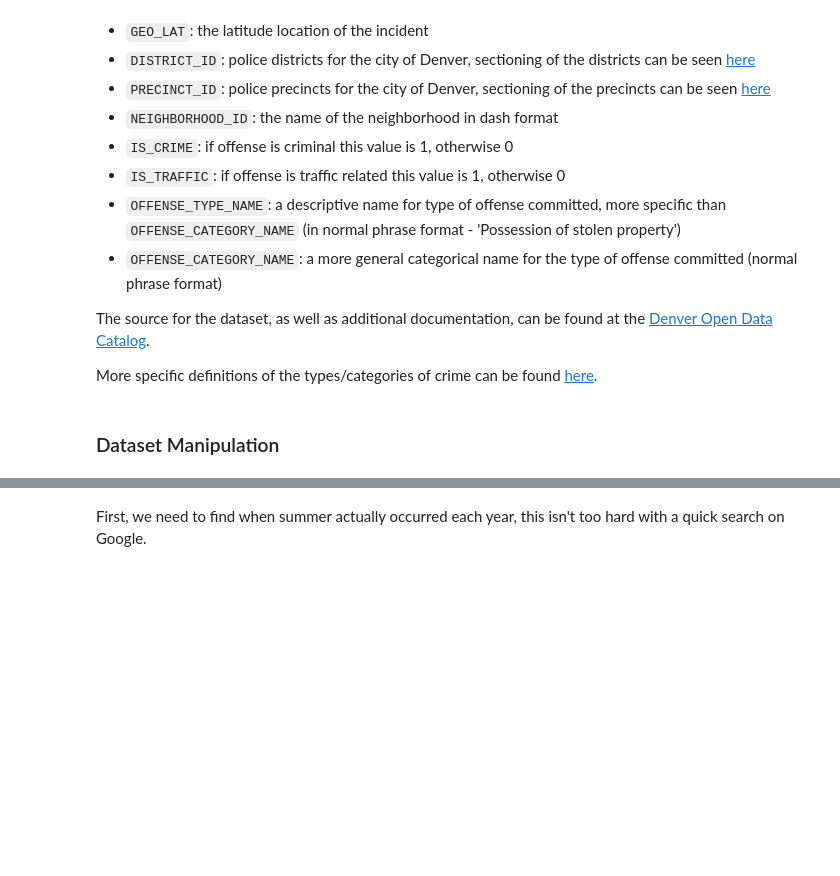
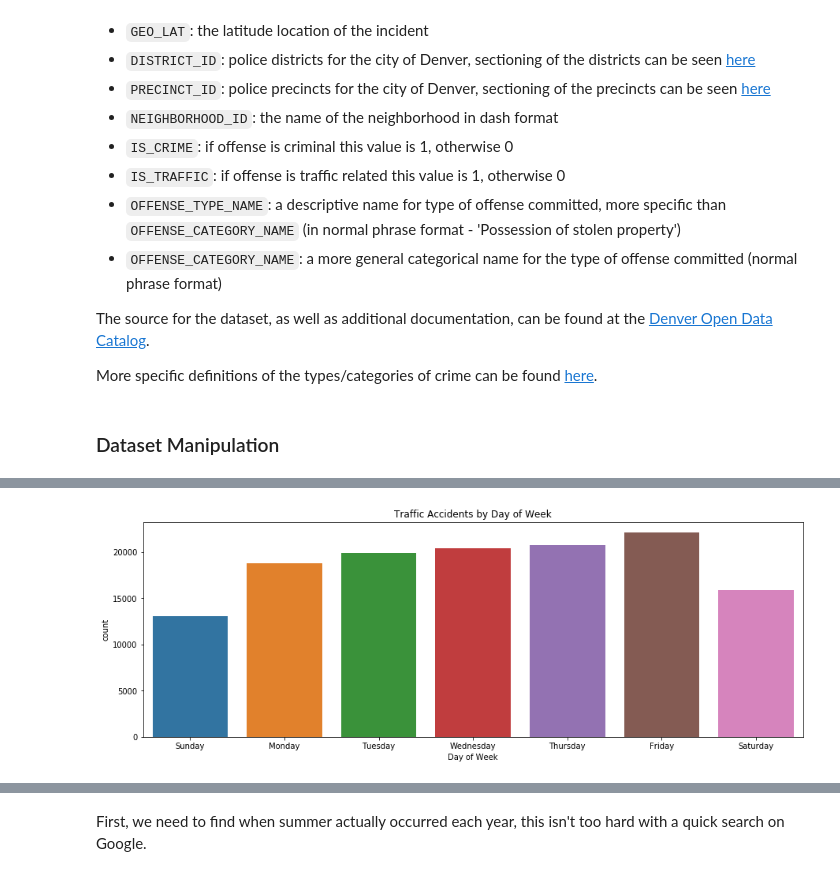
Before and after one commit to philbowman212/Thinkful_assignments, a Jupyter notebook: projects/capstone_1/denver_crime/crime_working.ipynb, the cells around one changed output, grey strips where cells are left out. Drawn from its saved outputs; the diff is of its cells as text; code cells hidden in the pictures; blank space fills up the shorter version.

```diff
--- a/projects/capstone_1/denver_crime/crime_working.ipynb
+++ b/projects/capstone_1/denver_crime/crime_working.ipynb
@@ -353,0 +272,8 @@ To answer this we should consider the proper rate at which to compare the two po
+# %%
+plt.figure(figsize=(15,5))
+sns.countplot(data=t_df, x='FIRST_OCCURRENCE_DATE_DOW_N')
+plt.title('Traffic Accidents by Day of Week')
+plt.xlabel('Day of Week')
+plt.show()
+# %% [output]
+[figure, added]
```
Also changed, not shown: parts of 238 cells of this notebook, 1 other file.
